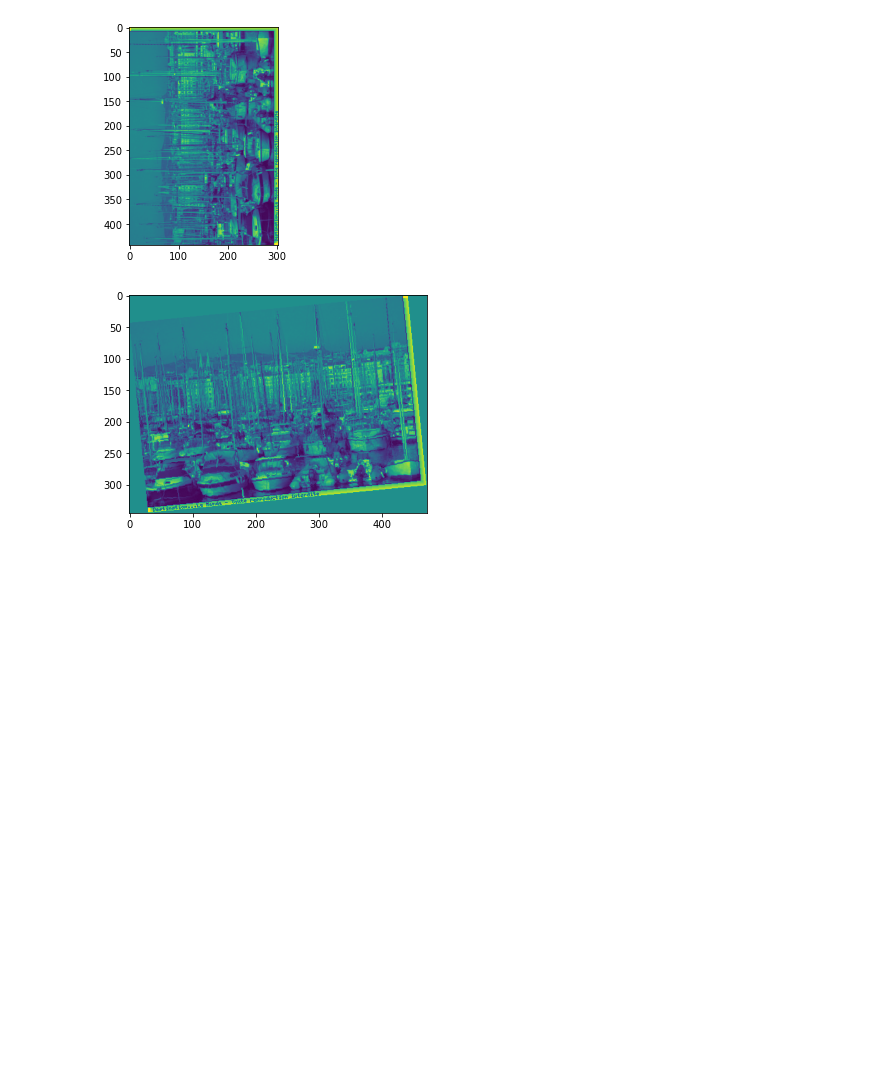
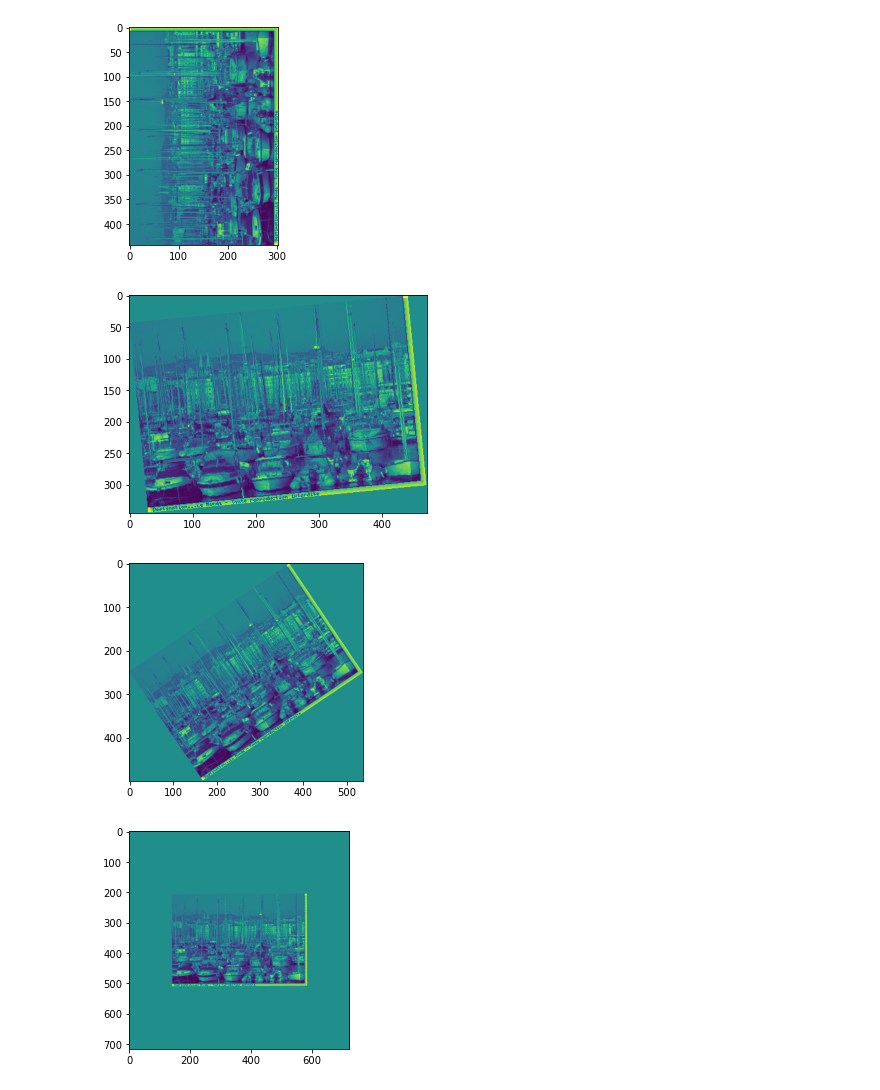
Before and after one commit to LUKALAVAL/BIMA, a Jupyter notebook: TME2/TME2.ipynb, the cells around one changed output. Cells and saved outputs as stored; diff of their text form; code cells hidden in the pictures; blank space fills up the shorter version.

Commit message:
corrections + ajout exemple

```diff
--- a/TME2/TME2.ipynb
+++ b/TME2/TME2.ipynb
@@ -169,7 +169,7 @@ def rotateImage(I,a):
 def rectifyOrientation(I):
     THR_FT_I = thresholdImage(computeFT(I), 3e5)
     Iori, deg = mainOrientation(toVisualizeFT(THR_FT_I))
-    return rotateImage(I, (-1)*deg)
+    return rotateImage(I, -deg)
 # %% [markdown]
 8. Experiment `rectifyOrientation()` on `sonrot`, and on a rotation of `img/port.jpg` (using `rotateImage()`) with various rotation angles.
 # %%
@@ -259,3 +259,16 @@ plt.show()
 # %% [output]
 [figure]
 [figure]
+# %%
+# Observation port avec rotation de 34° puis correction
+portRotated = rotateImage(port, 34)
+portRectified = rectifyOrientation(portRotated)
+
+plt.imshow(portRotated)
+plt.show()
+
+plt.imshow(portRectified)
+plt.show()
+# %% [output]
+[figure, added]
+[figure, added]
```
Also changed, not shown: parts of 1 cell of this notebook.
